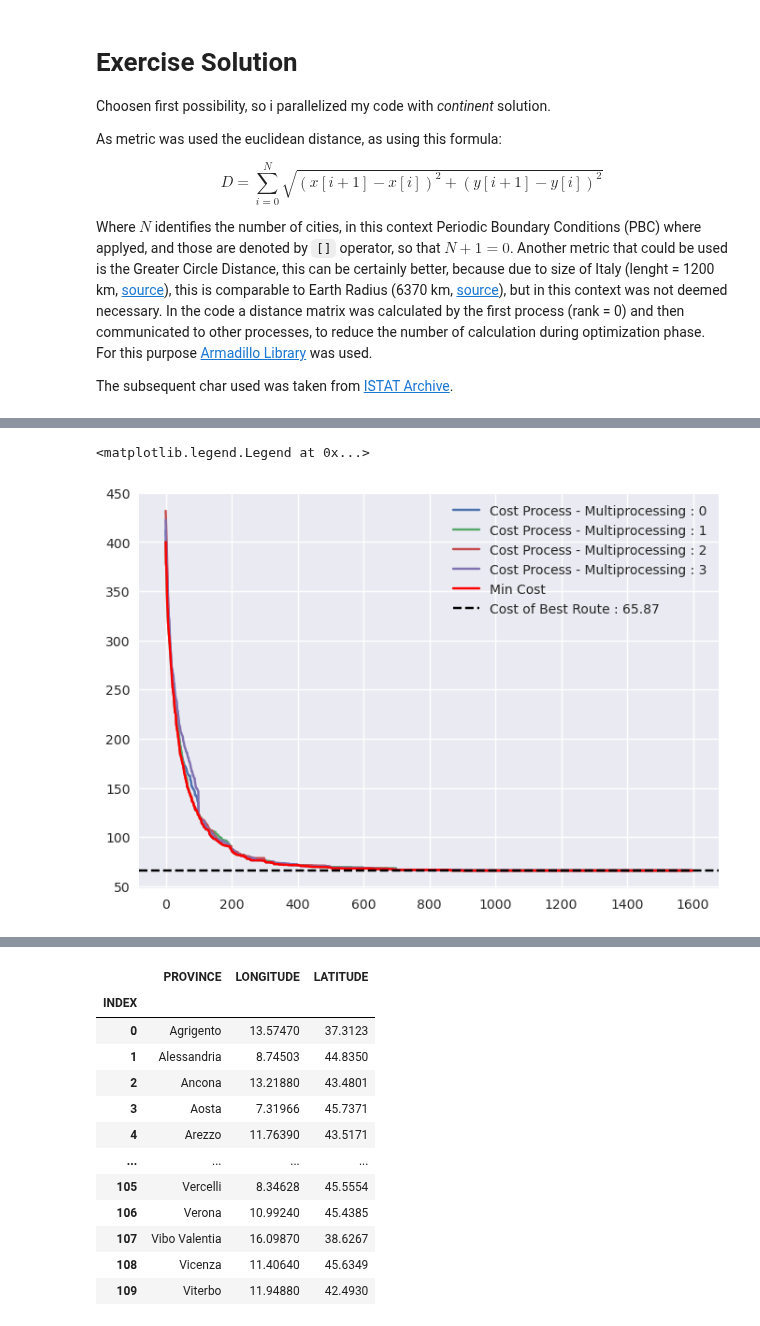
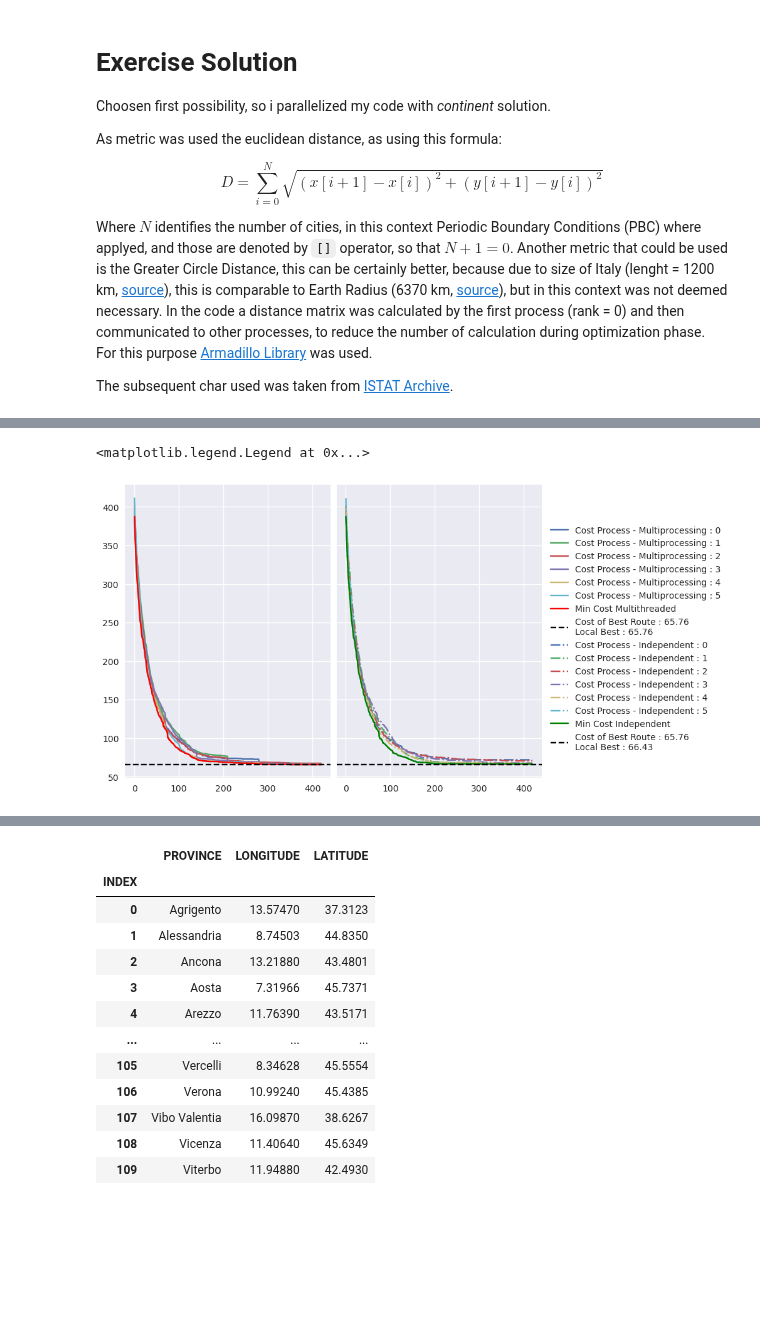
Before and after one commit to RandDouble/SimulazioneNumerica, a Jupyter notebook: LSN_Exercises_10.ipynb, the cells around one changed output, grey strips where cells are left out. Cells and saved outputs as stored; diff of their text form; code cells hidden in the pictures; blank space fills up the shorter version.

```diff
--- a/LSN_Exercises_10.ipynb
+++ b/LSN_Exercises_10.ipynb
@@ -134,16 +202,34 @@ min_cost_df
-# %%
-min_cost = min_cost_df['Cost'].iloc[-1]
-
-
-for idx, df in enumerate(multiprocess_cost_dfs):
-    plt.plot(df['Cost'], label=f'Cost Process - Multiprocessing : {idx}')
-
-plt.plot('Cost', data=min_cost_df, label='Min Cost', color='red')
-plt.axhline(min_cost, color='black', linestyle='--', label=f'Cost of Best Route : {min_cost:.2f}')
-plt.legend()
-# %% [output]
-<matplotlib.legend.Legend at 0x...>
-[figure, removed]
+# %%
+min_cost = min(min_multi_cost_df["Cost"].iloc[-1], min_independent_cost_df["Cost"].iloc[-1])
+name_best = ["Multiprocess", "Indipendent"][np.argmin([min_multi_cost_df["Cost"].iloc[-1], min_independent_cost_df["Cost"].iloc[-1]])]
+local_min_cost = min_multi_cost_df["Cost"].iloc[-1], min_independent_cost_df["Cost"].iloc[-1]
+
+
+fig, axs = plt.subplots(1,2,figsize = (10, 5),sharex=True, sharey=True, layout='constrained')
+
+for idx, df in enumerate(multiprocess_cost_dfs):
+    axs[0].plot(df["Cost"], label=f"Cost Process - Multiprocessing : {idx}")
+
+for idx, df in enumerate(independent_cost_dfs):
+    axs[1].plot(
+        df["Cost"],
+        linestyle="-.",
+        label=f"Cost Process - Independent : {idx}",
+    )
+
+axs[0].plot(min_multi_cost_df["Cost"], label="Min Cost Multithreaded", color="red")
+axs[1].plot(
+    min_independent_cost_df["Cost"], label="Min Cost Independent", color="green"
+)
+for ax, cost in zip(axs, local_min_cost):
+    ax.axhline(
+    min_cost, color="black", linestyle="--", label=f"Cost of Best Route : {min_cost:.2f}\nLocal Best : {cost:.2f}"
+    )
+
+fig.legend(loc='outside center right')
+# %% [output]
+<matplotlib.legend.Legend at 0x...>
+[figure, added]
 # %%
 cities = geopandas.GeoDataFrame(data, geometry=geopandas.points_from_xy(data['LONGITUDE'], data['LATITUDE']), crs="EPSG:4326")
 cities
```
Also changed, not shown: parts of 12 cells of this notebook, 12 other files.
